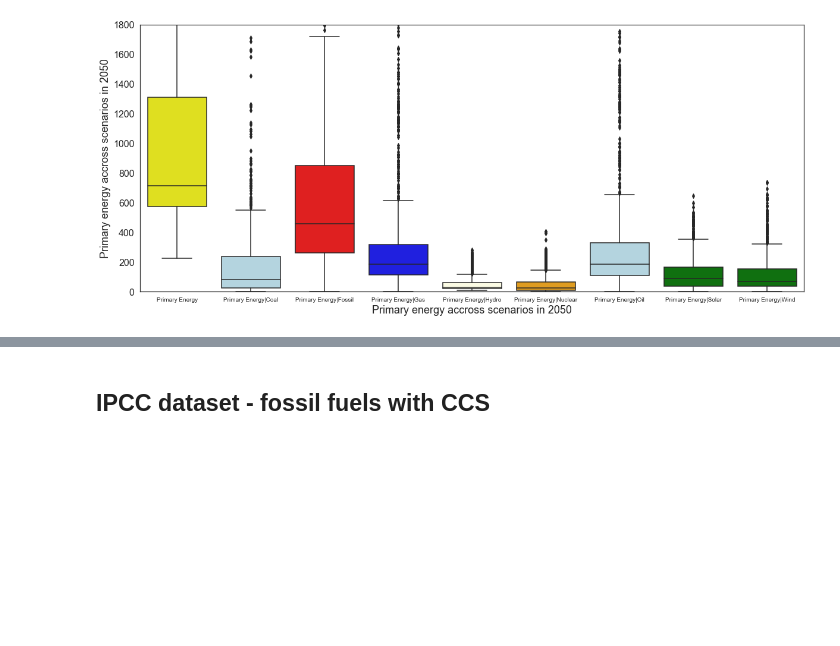
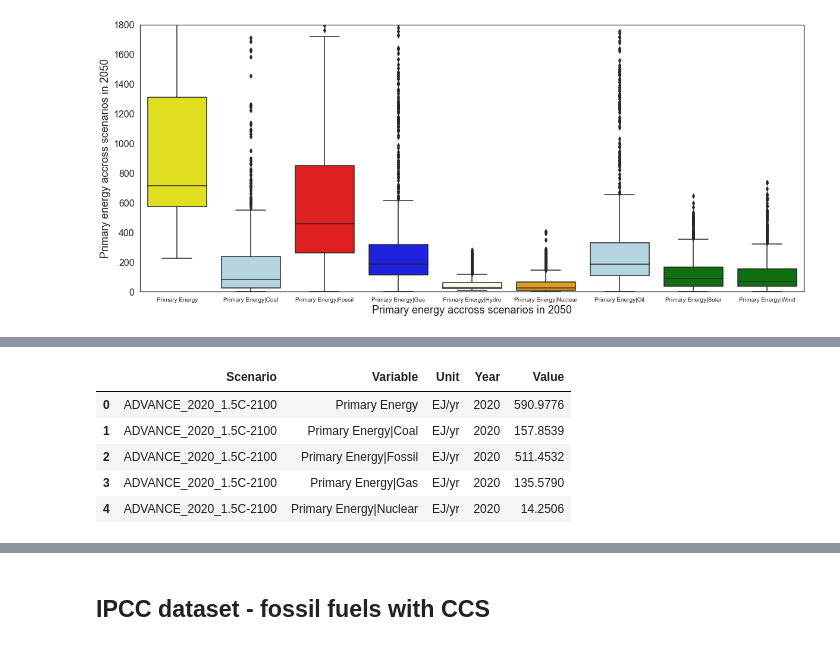
Before and after one commit to muadelm/IPCC_Scenarios, a Jupyter notebook: IPCC_Energy_Scenarios_AR6.ipynb, the cells around one changed output, grey strips where cells are left out. Saved outputs shown, nothing was run; the diff lists cells and outputs as text; code cells hidden in the pictures; blank space fills up the shorter version.

```diff
--- a/IPCC_Energy_Scenarios_AR6.ipynb
+++ b/IPCC_Energy_Scenarios_AR6.ipynb
@@ -238,0 +259,9 @@ plt.xticks(size = 10);
+# %%
+energy_ipcc_3.head()
+# %% [output]
+|  | Scenario | Variable | Unit | Year | Value |
+| 0 | ADVANCE_2020_1.5C-2100 | Primary Energy | EJ/yr | 2020 | 590.9776 |
+| 1 | ADVANCE_2020_1.5C-2100 | Primary Energy|Coal | EJ/yr | 2020 | 157.8539 |
+| 2 | ADVANCE_2020_1.5C-2100 | Primary Energy|Fossil | EJ/yr | 2020 | 511.4532 |
+| 3 | ADVANCE_2020_1.5C-2100 | Primary Energy|Gas | EJ/yr | 2020 | 135.5790 |
+| 4 | ADVANCE_2020_1.5C-2100 | Primary Energy|Nuclear | EJ/yr | 2020 | 14.2506 |
```
Also changed, not shown: parts of 7 cells of this notebook.
